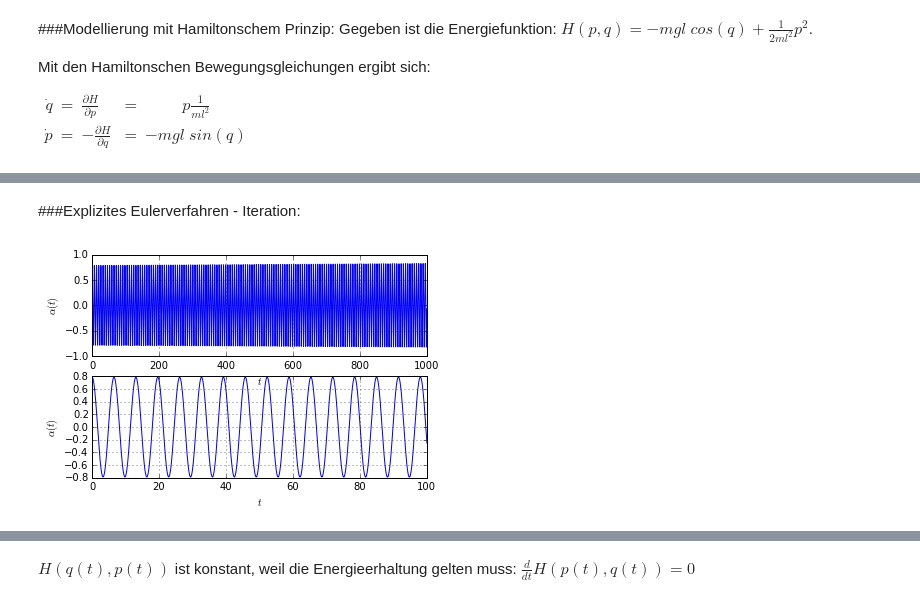
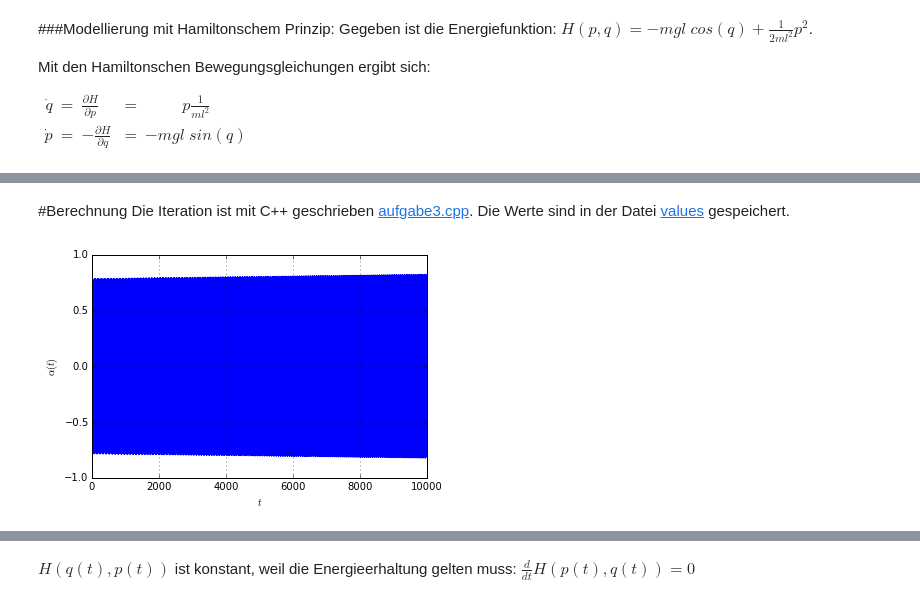
Before and after one commit to BerndSchwarzenbacher/numdiff, a Jupyter notebook: ueb1/aufgabe3.ipynb, the cells around one changed output, grey strips where cells are left out. Cells and saved outputs as stored; diff of their text form; code cells hidden in the pictures.

Commit message:
Now iteration in c++

```diff
--- a/ueb1/aufgabe3.ipynb
+++ b/ueb1/aufgabe3.ipynb
@@ -53,2 +30,0 @@ alpha_dot[0] = alpha_dot_0
-# %% [markdown]
-###Explizites Eulerverfahren - Iteration:
@@ -60,14 +31,14 @@ for i, t in enumerate(time[:-1]):
+# %% [markdown]
+#Berechnung
+Die Iteration ist mit C++ geschrieben [aufgabe3.cpp](aufgabe3.cpp). Die Werte sind in der Datei [values](values) gespeichert.
+# %%
+values = np.loadtxt('values')
+alpha = values[:,0]
+alpha_dot = values[:,1]
 # %%
-plt.subplot(211)
-plt.plot(time[:1000/step], alpha[:1000/step])
+plt.plot(alpha)
 plt.ylabel(r'$\alpha(t)$')
 plt.xlabel(r'$t$')
 plt.grid()
-
-plt.subplot(212)
-plt.plot(time[:100/step], alpha[:100/step])
-plt.ylabel(r'$\alpha(t)$')
-plt.xlabel(r'$t$')
-plt.grid()
 # %% [output]
-[figure, old version]
+[figure, new version]
```
Also changed, not shown: parts of 11 cells of this notebook, 3 other files.
